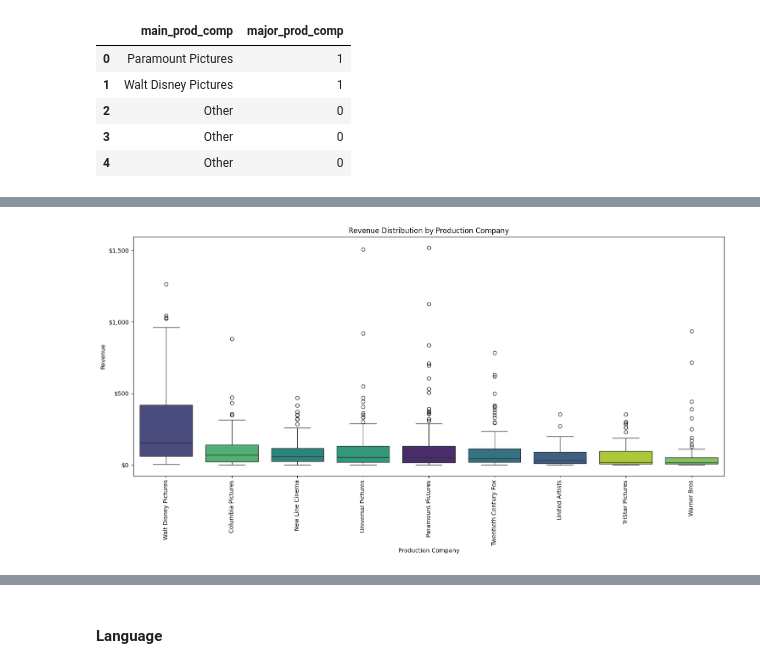
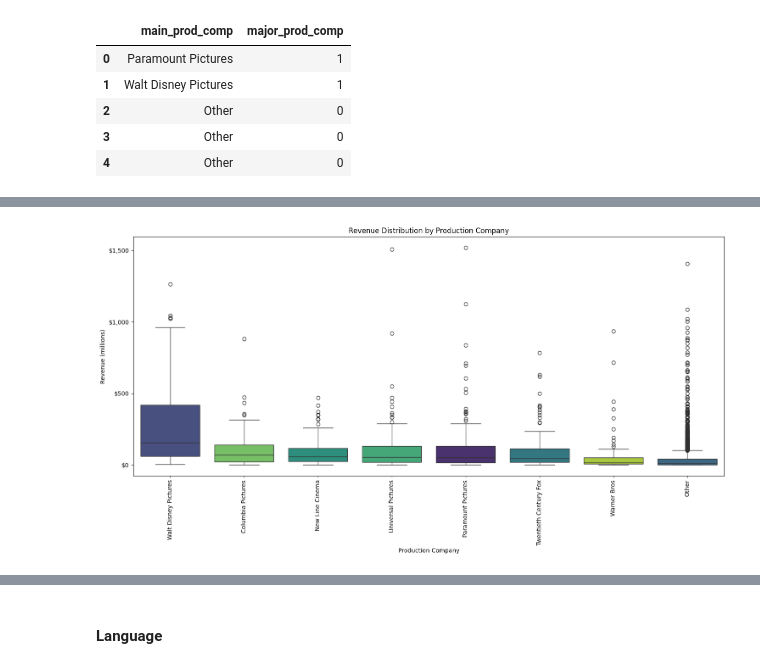
Before and after one commit to 1oannis/tmdb-machine-learning, a Jupyter notebook: tmdb.ipynb, the cells around one changed output, grey strips where cells are left out. Drawn from its saved outputs; the diff is of its cells as text; code cells hidden in the pictures.

Commit message:
fix production company

```diff
--- a/tmdb.ipynb
+++ b/tmdb.ipynb
@@ -355,7 +359,7 @@ main_prod_comp_counts.head(10)
 prod_comp_counts_dict = main_prod_comp_counts.set_index('main_prod_comp')['count'].to_dict()
 
 # Create the binary column 'major_prod_comp'
-train['major_prod_comp'] = train['main_prod_comp'].apply(lambda x: 1 if prod_comp_counts_dict.get(x, 0) > 40 else 0)
+train['major_prod_comp'] = train['main_prod_comp'].apply(lambda x: 1 if prod_comp_counts_dict.get(x, 0) > 60 else 0)
 
 # Display the first few rows to verify
 train[['main_prod_comp', 'major_prod_comp']].head()
@@ -388,25 +379,19 @@ Passing `palette` without assigning `hue` is deprecated and will be removed in v
 # %%
-# Filter production companies with more than 10 films
-valid_prod_companies = main_prod_comp_counts[main_prod_comp_counts['count'] > 0]['main_prod_comp']
-
-# Filter the train dataset for valid production companies
-filtered_train = train[train['main_prod_comp'].isin(valid_prod_companies)]
-
 # Calculate the median revenue for each production company
-prod_comp_revenue = filtered_train.groupby('main_prod_comp')['revenue'].median().reset_index()
+prod_comp_revenue = train.groupby('main_prod_comp')['revenue'].median().reset_index()
 
 # Sort the production companies by median revenue in descending order
 prod_comp_revenue = prod_comp_revenue.sort_values(by='revenue', ascending=False)
 
 # Plot the data
 plt.figure(figsize=(15, 8))
-sns.boxplot(data=filtered_train, y='revenue', x='main_prod_comp', hue='main_prod_comp', palette='viridis', order=prod_comp_revenue['main_prod_comp'])
-plt.ylabel('Revenue')
+sns.boxplot(data=train, y='revenue', x='main_prod_comp', hue='main_prod_comp', order=prod_comp_revenue['main_prod_comp'], palette='viridis')
+plt.ylabel('Revenue (millions)')
 plt.xlabel('Production Company')
 plt.title('Revenue Distribution by Production Company')
 plt.yticks(np.arange(0, 1600000000, step=500000000), [f'${int(x//1000000):,}' for x in np.arange(0, 1600000000, step=500000000)])
 plt.xticks(rotation=90)
 plt.tight_layout()
 plt.show()
 # %% [output]
-[figure, old version]
+[figure, new version]
```
Also changed, not shown: parts of 19 cells of this notebook.
